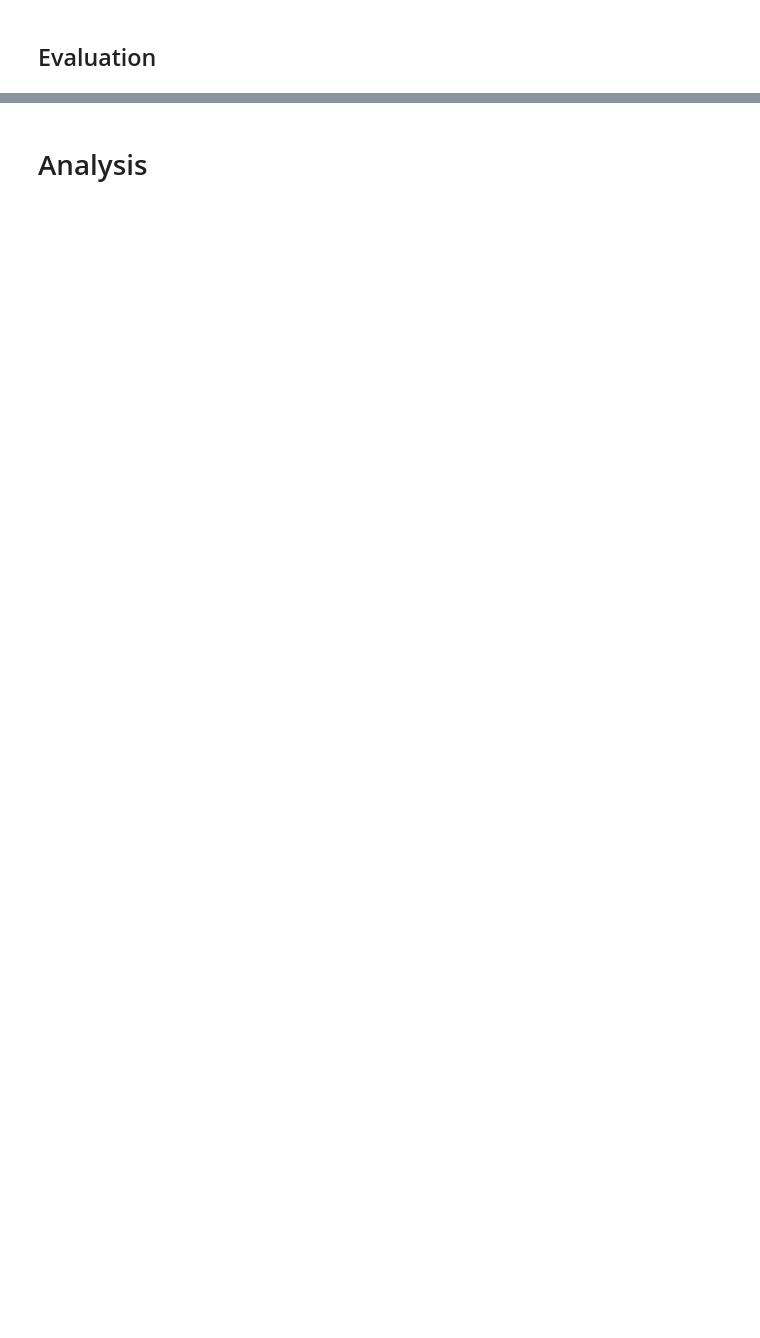
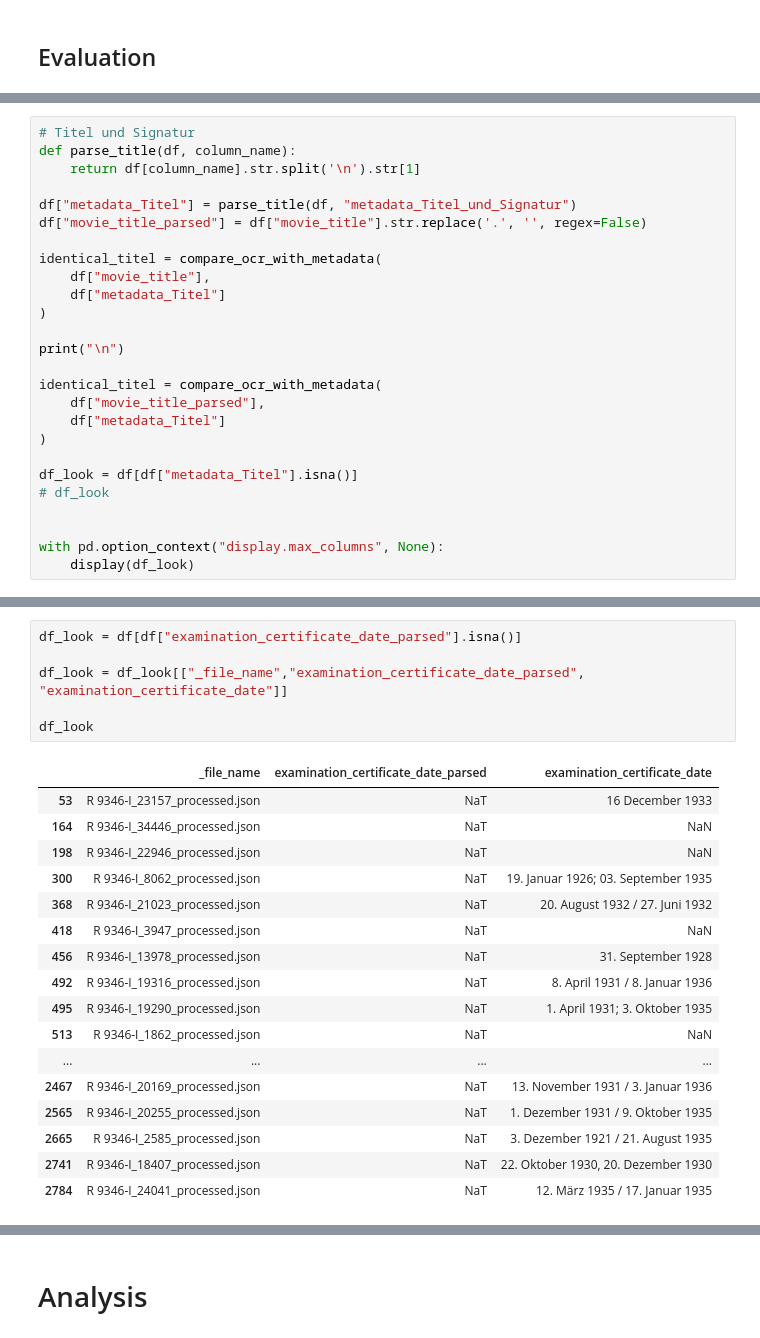
Before and after one commit to codemitdjango/german-film-censorship, a Jupyter notebook: src/analysis/content_analysis.ipynb, the cells around one changed output, grey strips where cells are left out. Cells and saved outputs as stored; diff of their text form; blank space fills up the shorter version.

```diff
--- a/src/analysis/content_analysis.ipynb
+++ b/src/analysis/content_analysis.ipynb
@@ -298,0 +201,26 @@ Length: 2824, dtype: boolean
+# %%
+# Titel und Signatur
+def parse_title(df, column_name):
+    return df[column_name].str.split('\n').str[1]
+
+df["metadata_Titel"] = parse_title(df, "metadata_Titel_und_Signatur")
+df["movie_title_parsed"] = df["movie_title"].str.replace('.', '', regex=False)
+
+identical_titel = compare_ocr_with_metadata(
+    df["movie_title"],
+    df["metadata_Titel"]
+)
+
+print("\n")
+
+identical_titel = compare_ocr_with_metadata(
+    df["movie_title_parsed"],
+    df["metadata_Titel"]
+)
+
+df_look = df[df["metadata_Titel"].isna()]
+# df_look
+
+
+with pd.option_context("display.max_columns", None):
+    display(df_look)
@@ -300,0 +295,24 @@ Length: 2824, dtype: boolean
+# %%
+df_look = df[df["examination_certificate_date_parsed"].isna()]
+
+df_look = df_look[["_file_name","examination_certificate_date_parsed", "examination_certificate_date"]]
+
+df_look
+# %% [output]
+|  | _file_name | examination_certificate_date_parsed | examination_certificate_date |
+| 53 | R 9346-I_23157_processed.json | NaT | 16 December 1933 |
+| 164 | R 9346-I_34446_processed.json | NaT | NaN |
+| 198 | R 9346-I_22946_processed.json | NaT | NaN |
+| 300 | R 9346-I_8062_processed.json | NaT | 19. Januar 1926; 03. September 1935 |
+| 368 | R 9346-I_21023_processed.json | NaT | 20. August 1932 / 27. Juni 1932 |
+| 418 | R 9346-I_3947_processed.json | NaT | NaN |
+| 456 | R 9346-I_13978_processed.json | NaT | 31. September 1928 |
+| 492 | R 9346-I_19316_processed.json | NaT | 8. April 1931 / 8. Januar 1936 |
+| 495 | R 9346-I_19290_processed.json | NaT | 1. April 1931; 3. Oktober 1935 |
+| 513 | R 9346-I_1862_processed.json | NaT | NaN |
+| ... | ... | ... | ... |
+| 2467 | R 9346-I_20169_processed.json | NaT | 13. November 1931 / 3. Januar 1936 |
+| 2565 | R 9346-I_20255_processed.json | NaT | 1. Dezember 1931 / 9. Oktober 1935 |
+| 2665 | R 9346-I_2585_processed.json | NaT | 3. Dezember 1921 / 21. August 1935 |
+| 2741 | R 9346-I_18407_processed.json | NaT | 22. Oktober 1930, 20. Dezember 1930 |
+| 2784 | R 9346-I_24041_processed.json | NaT | 12. März 1935 / 17. Januar 1935 |
```
Also changed, not shown: parts of 21 cells of this notebook.
